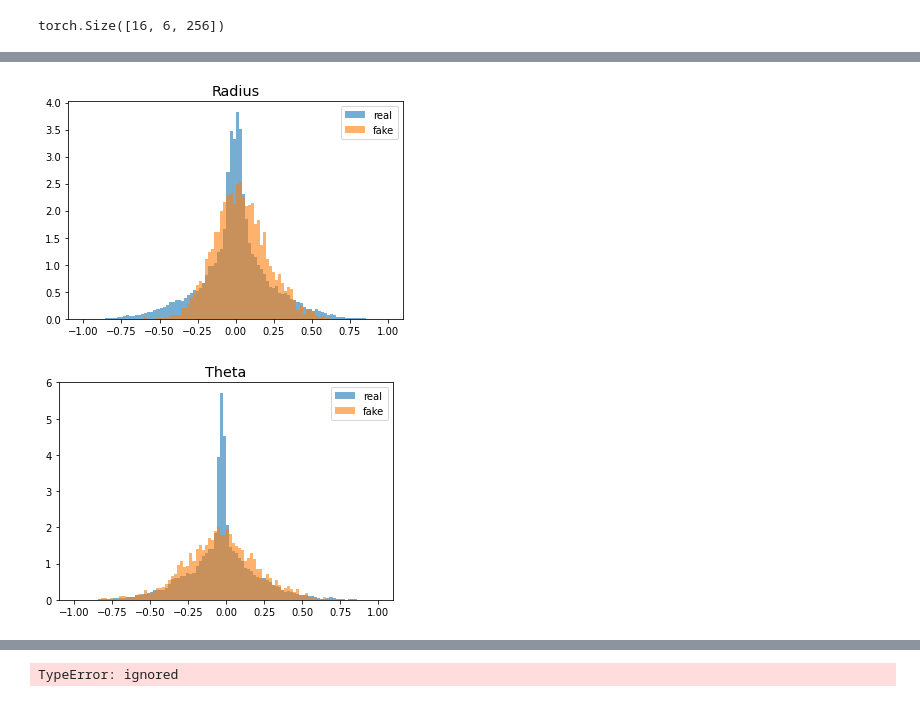
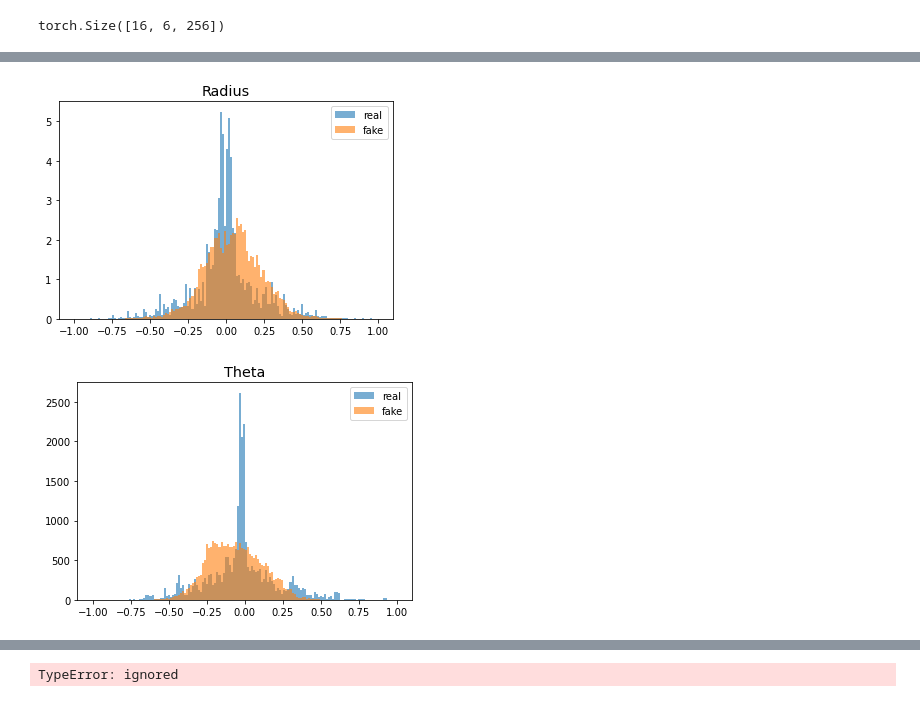
Before and after one commit to mdubouch/noise-gan, a Jupyter notebook: noise_info.ipynb, the cells around one changed output, grey strips where cells are left out. Cells and saved outputs as stored; diff of their text form; code cells hidden in the pictures.

```diff
--- a/noise_info.ipynb
+++ b/noise_info.ipynb
@@ -997,11 +1081,6 @@ def sample_real(batch_size, stage, noise_strength=0.01):
 
     _noise = noise_strength * torch.randn_like(smpl)
     return torch.clamp(smpl + _noise, -1, 1)#periodic(smpl + _noise, [2, 3, 4])
-
-
-def sample_fake(batch_size, stage, alpha):
-    noise = to_device(torch.randn((batch_size, latent_dims, 1)))
-    _fk = gen(noise, stage, alpha)
     return _fk
 # %%
 batch_size=64
@@ -1050,9 +1129,9 @@ torch.Size([16])
 #disc = Disc()
 
 optimizer_gen = \
-    torch.optim.Adam(gen.parameters(),  lr=0.0001, betas=(0.5, 0.999))#, weight_decay=1e-5)
+    torch.optim.Adam(gen.parameters(),  lr=0.001, betas=(0.5, 0.999))#, weight_decay=1e-5)
 optimizer_disc = \
-    torch.optim.Adam(disc.parameters(), lr=0.0004, betas=(0.5, 0.999))#, weight_decay=1e-5)
+    torch.optim.Adam(disc.parameters(), lr=0.004, betas=(0.5, 0.999))#, weight_decay=1e-5)
 
 n_critic = 1
 lambda_gp = 10
@@ -1109,13 +1184,13 @@ its_per_state = 2000
 
 alpha_step = 1. / its_per_state
 
-its_to_do = 2000
+its_to_do = 10000
 
 
 for i in range(its_to_do):
 
-    if ((i+1) % 500 == 0):
-        noise_lvl *= 0.99
+    if ((i+1) % 250 == 0):
+        noise_lvl *= 0.95
 
 
     disc.train()
@@ -1247,11 +1322,13 @@ for i in range(its_to_do):
         gen.eval()
         _real = sample_real(1, stage, 0)
         _fake = sample_fake(1, stage, alpha)
-        plt.polar(_real[:,3].cpu().detach().numpy().squeeze() * np.pi + np.pi, _real[:,2].cpu().detach().numpy().squeeze() + 1, marker='.', linewidth=0)
-        plt.polar(_fake[:,3].cpu().detach().numpy().squeeze() * np.pi + np.pi, _fake[:,2].cpu().detach().numpy().squeeze() + 1, marker='.', linewidth=0)
+        plt.polar((_real[:,3] + _fake[:,5]).cpu().detach().numpy().squeeze() * np.pi + np.pi,
+                  (_real[:,2] + _real[:,4]).cpu().detach().numpy().squeeze() * 0.5 + 0.5, marker='.', linewidth=0)
+        plt.polar((_fake[:,3] + _fake[:,5]).cpu().detach().numpy().squeeze() * np.pi + np.pi,
+                  (_fake[:,2] + _fake[:, 4]).cpu().detach().numpy().squeeze() * 0.5 + 0.5, marker='.', linewidth=0)
 
         plt.gca().set_aspect(1)
-        #plt.xlim(-1, 1)
+        plt.ylim(0, 1)
         #plt.ylim(-1, 1)
         #plt.yscale('log')
         #plt.legend()
@@ -1264,7 +1354,7 @@ print("%d iterations took %.1f seconds" % (its_to_do, elapsed))
 # %%
 gen.eval()
-result_real = sample_real(1000, stage, noise_lvl)
-result_fake = sample_fake(1000, stage, alpha)
+result_real = sample_real(100, stage, noise_lvl)
+result_fake = sample_fake(100, stage, alpha)
 plt.hist(result_real[:,0].flatten().cpu().detach().numpy(), bins=100, alpha=0.6, label='real', density=False, range=[-1,1])
 plt.hist(result_fake[:,0].flatten().cpu().detach().numpy(), bins=100, alpha=0.6, label='fake', density=False, range=[-1,1])
 #plt.yscale('log')
@@ -1284,21 +1374,21 @@ plt.show()
 # %%
-plt.hist(result_real[:,2].flatten().cpu().detach().numpy(), bins=100, alpha=0.6, label='real', density=True, range=[-1,1])
-plt.hist(result_fake[:,2].flatten().cpu().detach().numpy(), bins=100, alpha=0.6, label='fake', density=True, range=[-1,1])
+plt.hist(result_real[:,2].flatten().cpu().detach().numpy(), bins=150, alpha=0.6, label='real', density=True, range=[-1,1])
+plt.hist(result_fake[:,2].flatten().cpu().detach().numpy(), bins=150, alpha=0.6, label='fake', density=True, range=[-1,1])
 #plt.yscale('log')
 plt.legend()
 plt.title("Radius")
 plt.show()
 # %% [output]
-[figure, old version]
+[figure, new version]
 # %%
-plt.hist(result_real[:,3].flatten().cpu().detach().numpy(), bins=100, alpha=0.6, label='real', density=True, range=[-1,1])
-plt.hist(result_fake[:,3].flatten().cpu().detach().numpy(), bins=100, alpha=0.6, label='fake', density=True, range=[-1,1])
+plt.hist(result_real[:,3].flatten().cpu().detach().numpy(), bins=150, alpha=0.6, label='real', density=False, range=[-1,1])
+plt.hist(result_fake[:,3].flatten().cpu().detach().numpy(), bins=150, alpha=0.6, label='fake', density=False, range=[-1,1])
 #plt.yscale('log')
 plt.legend()
 plt.title("Theta")
 plt.show()
 # %% [output]
-[figure, old version]
+[figure, new version]
 # %%
 plt.hist(result_real[:,4].flatten().cpu().detach().numpy(), bins=100, alpha=0.6, label='real', density=True, range=[-1,1])
 plt.hist(result_fake[:,4].flatten().cpu().detach().numpy(), bins=100, alpha=0.6, label='fake', density=True, range=[-1,1])
```
Also changed, not shown: parts of 52 cells of this notebook.
